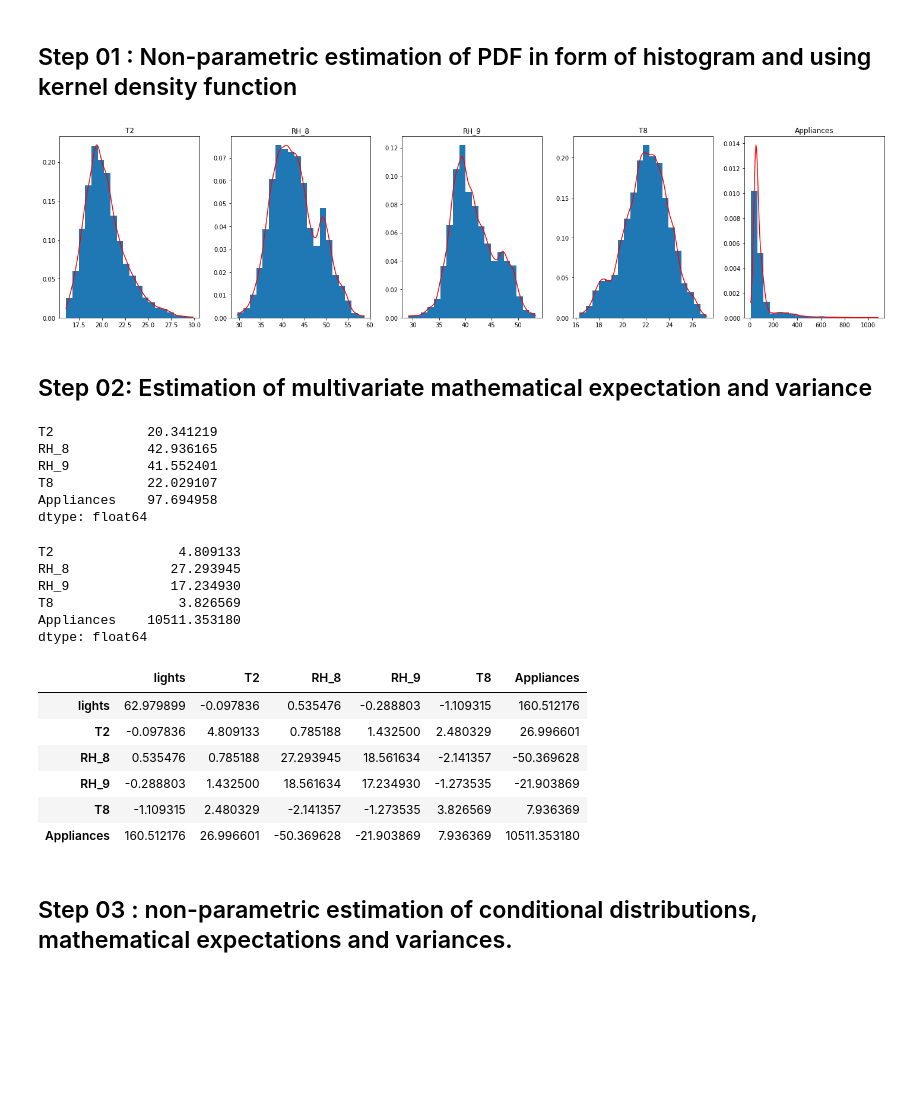
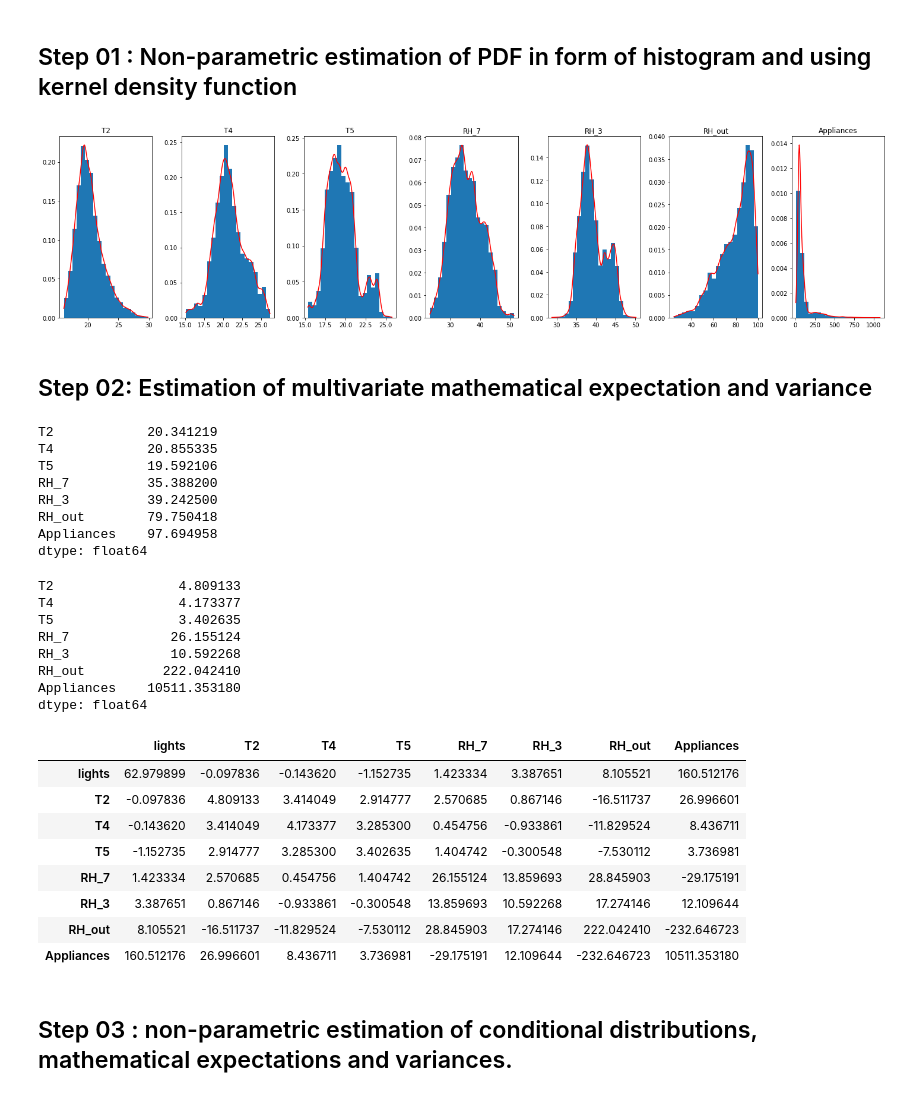
Before and after one commit to Nemat-Allah-Aloush/Multivariate_Data_Analysis, a Jupyter notebook: lab_02.ipynb, the cells around one changed output. Drawn from its saved outputs; the diff is of its cells as text; code cells hidden in the pictures; blank space fills up the shorter version.

```diff
--- a/lab_02.ipynb
+++ b/lab_02.ipynb
@@ -38,25 +29,25 @@ nbins=30
 #Reading Data and printing head
 energydata = pd.read_csv("./energydata_complete.csv")
 #Creating subsamples
-#Choosing 5 continous colomns, App;iance is the target variable
-sample_energydata=energydata[[ 'lights','T2', 'RH_8','RH_9','T8','Appliances']]
+#Choosing 5 continous colomns, Appliance is the target variable
+sample_energydata=energydata[[ 'lights','T2', 'T4', 'T5',  'RH_7', 'RH_3', 'RH_out','Appliances']]
 df_sample_colomn_energydata = pd.DataFrame(sample_energydata)
 # %% [markdown]
 ## Step 01 : Non-parametric estimation of PDF in form of histogram and using kernel density function
 # %%
-fig, axs = plt.subplots(len(df_sample_colomn_energydata.columns[1:])//5,5, figsize=(20, 5))
+fig, axs = plt.subplots(len(df_sample_colomn_energydata.columns[1:])//7,7, figsize=(20, 5))
 i=1
 for ax in axs.ravel():
     col=df_sample_colomn_energydata[df_sample_colomn_energydata.columns[i]].to_numpy()
     density = kde.gaussian_kde(col)
     xgrid = np.linspace(col.min(), col.max(), 200)
     ax.hist(col, bins=20,density=True, stacked=True)
     ax.plot(xgrid, density(xgrid), 'r-')
     ax.set_title(df_sample_colomn_energydata.columns[i])
     i+=1
 plt.tight_layout()
 # %% [output]
-[figure, old version]
+[figure, new version]
 # %% [markdown]
 ## Step 02: Estimation of multivariate mathematical expectation and variance
 # %%
@@ -64,9 +55,11 @@ plt.tight_layout()
 df_sample_colomn_energydata[df_sample_colomn_energydata.columns[1:]].mean()
 # %% [output]
 T2            20.341219
-RH_8          42.936165
-RH_9          41.552401
-T8            22.029107
+T4            20.855335
+T5            19.592106
+RH_7          35.388200
+RH_3          39.242500
+RH_out        79.750418
 Appliances    97.694958
 dtype: float64
 # %%
@@ -74,22 +67,26 @@ dtype: float64
 df_sample_colomn_energydata[df_sample_colomn_energydata.columns[1:]].var(ddof=1)
 # %% [output]
 T2                4.809133
-RH_8             27.293945
-RH_9             17.234930
-T8                3.826569
+T4                4.173377
+T5                3.402635
+RH_7             26.155124
+RH_3             10.592268
+RH_out          222.042410
 Appliances    10511.353180
 dtype: float64
 # %%
 # Coverance
 df_sample_colomn_energydata[df_sample_colomn_energydata.columns].cov()
 # %% [output]
-|  | lights | T2 | RH_8 | RH_9 | T8 | Appliances |
-| lights | 62.979899 | -0.097836 | 0.535476 | -0.288803 | -1.109315 | 160.512176 |
-| T2 | -0.097836 | 4.809133 | 0.785188 | 1.432500 | 2.480329 | 26.996601 |
-| RH_8 | 0.535476 | 0.785188 | 27.293945 | 18.561634 | -2.141357 | -50.369628 |
-| RH_9 | -0.288803 | 1.432500 | 18.561634 | 17.234930 | -1.273535 | -21.903869 |
-| T8 | -1.109315 | 2.480329 | -2.141357 | -1.273535 | 3.826569 | 7.936369 |
-| Appliances | 160.512176 | 26.996601 | -50.369628 | -21.903869 | 7.936369 | 10511.353180 |
+|  | lights | T2 | T4 | T5 | RH_7 | RH_3 | RH_out | Appliances |
+| lights | 62.979899 | -0.097836 | -0.143620 | -1.152735 | 1.423334 | 3.387651 | 8.105521 | 160.512176 |
+| T2 | -0.097836 | 4.809133 | 3.414049 | 2.914777 | 2.570685 | 0.867146 | -16.511737 | 26.996601 |
+| T4 | -0.143620 | 3.414049 | 4.173377 | 3.285300 | 0.454756 | -0.933861 | -11.829524 | 8.436711 |
+| T5 | -1.152735 | 2.914777 | 3.285300 | 3.402635 | 1.404742 | -0.300548 | -7.530112 | 3.736981 |
+| RH_7 | 1.423334 | 2.570685 | 0.454756 | 1.404742 | 26.155124 | 13.859693 | 28.845903 | -29.175191 |
+| RH_3 | 3.387651 | 0.867146 | -0.933861 | -0.300548 | 13.859693 | 10.592268 | 17.274146 | 12.109644 |
+| RH_out | 8.105521 | -16.511737 | -11.829524 | -7.530112 | 28.845903 | 17.274146 | 222.042410 | -232.646723 |
+| Appliances | 160.512176 | 26.996601 | 8.436711 | 3.736981 | -29.175191 | 12.109644 | -232.646723 | 10511.353180 |
 # %% [markdown]
 ## Step 03 : non-parametric estimation of conditional distributions, mathematical expectations and variances.
 # %% [markdown]
```
Also changed, not shown: parts of 35 cells of this notebook.
